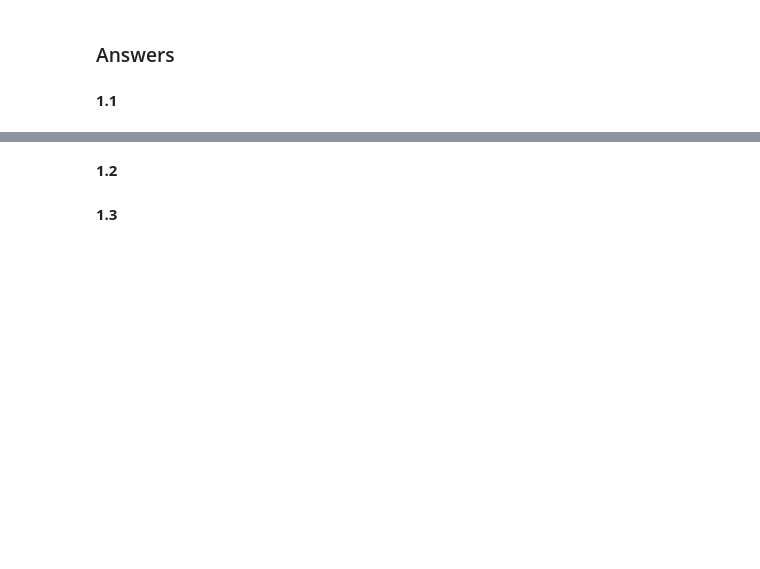
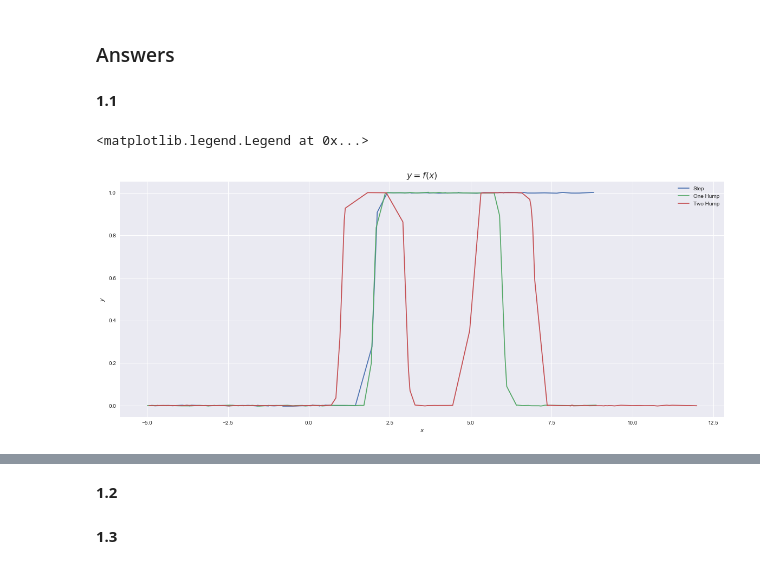
Before and after one commit to tmaounis/cs109a_hw6, a Jupyter notebook: cs109a_hw6_109.ipynb, the cells around one changed output, grey strips where cells are left out. Saved outputs shown, nothing was run; the diff lists cells and outputs as text; code cells hidden in the pictures; blank space fills up the shorter version.

```diff
--- a/cs109a_hw6_109.ipynb
+++ b/cs109a_hw6_109.ipynb
@@ -88,0 +87,20 @@ You are given three datasets containing ($x,y$) points where $y=f(x)$:
+# %%
+step_df = pd.read_csv('data/step_df.csv')
+one_hump_df = pd.read_csv('data/one_hump_df.csv')
+two_hump_df = pd.read_csv('data/two_hump_df.csv')
+# %%
+step_df = step_df.sort_values(["x"])
+one_hump_df = one_hump_df.sort_values(["x"])
+two_hump_df = two_hump_df.sort_values(["x"])
+# %%
+plt.figure(figsize=(20,8))
+plt.title("$y=f(x)$", fontsize=16)
+plt.xlabel("$x$")
+plt.ylabel("$y$")
+plt.plot(step_df['x'], step_df['y'], label="Step")
+plt.plot(one_hump_df['x'], one_hump_df['y'], label="One Hump")
+plt.plot(two_hump_df['x'], two_hump_df['y'], label="Two Hump")
+plt.legend()
+# %% [output]
+<matplotlib.legend.Legend at 0x...>
+[figure, added]
```
Also changed, not shown: parts of 5 cells of this notebook.
